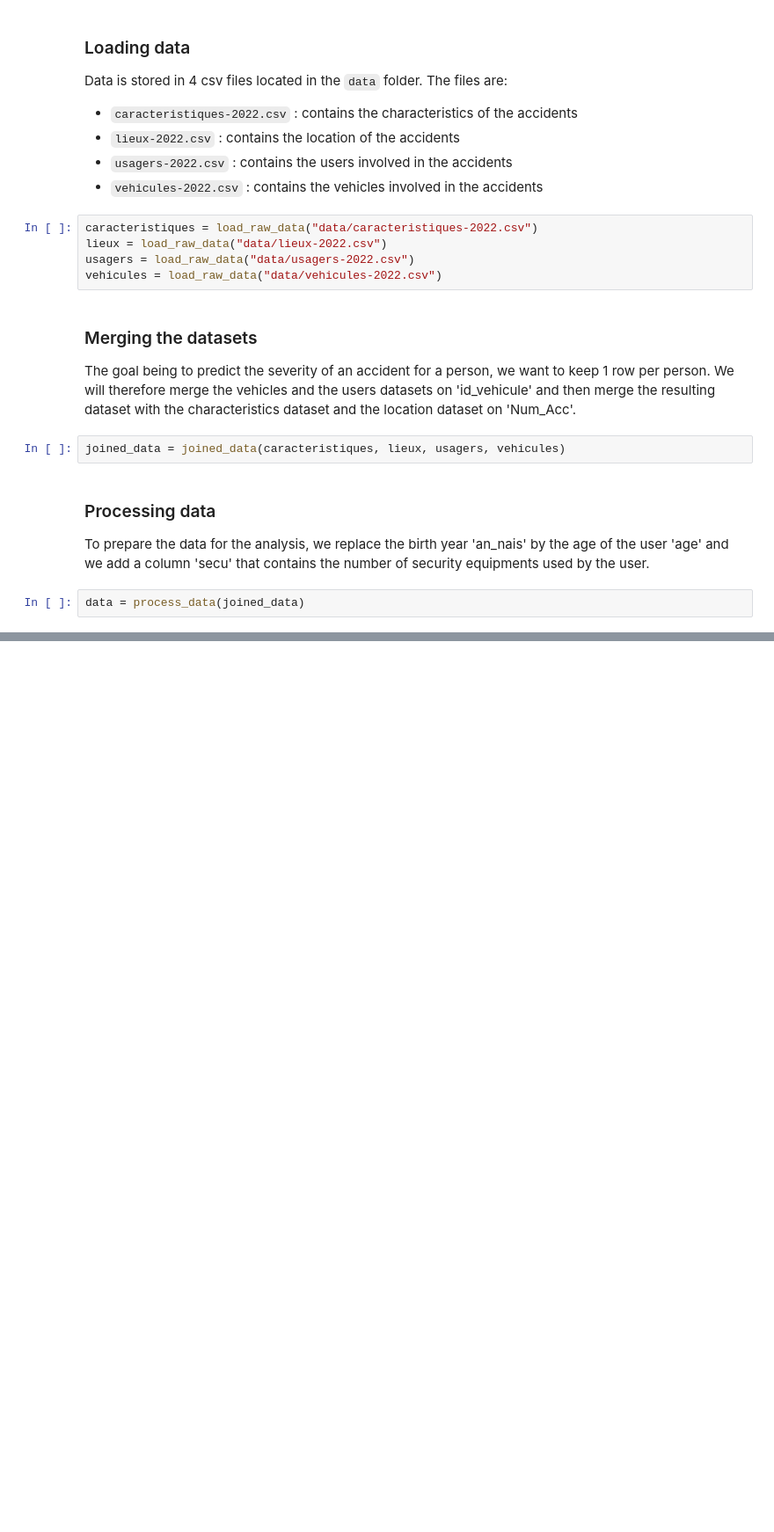
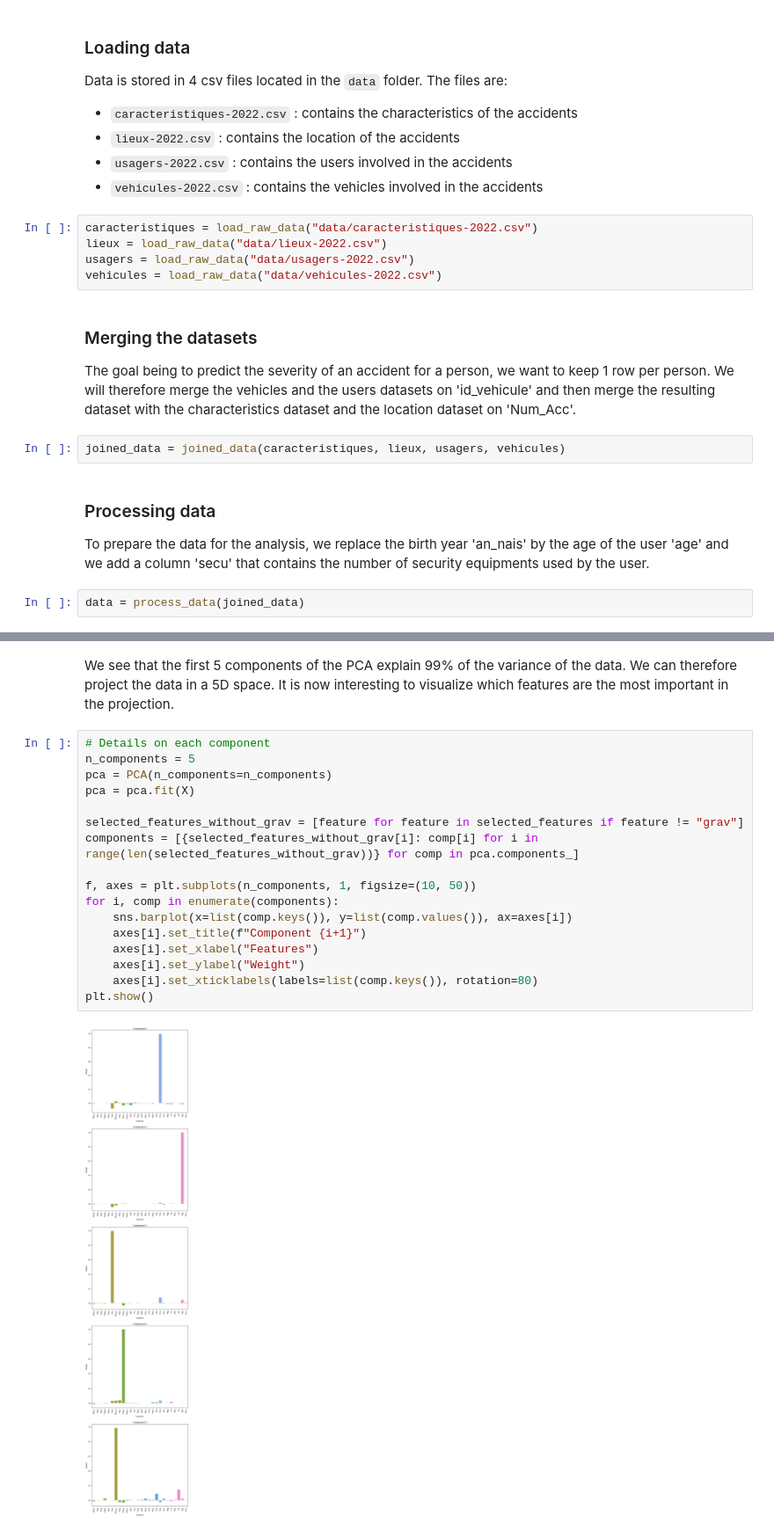
Before and after one commit to BigBaz54/road_accident_severity, a Jupyter notebook: feature_selection.ipynb, the cells around one changed output, grey strips where cells are left out. Shown at 88% size. Saved outputs shown, nothing was run; the diff lists cells and outputs as text; blank space fills up the shorter version.

```diff
--- a/feature_selection.ipynb
+++ b/feature_selection.ipynb
@@ -89,0 +166,22 @@ selected_features = [
+# %% [markdown]
+We see that the first 5 components of the PCA explain 99% of the variance of the data. We can therefore project the data in a 5D space.
+It is now interesting to visualize which features are the most important in the projection.
+# %%
+# Details on each component
+n_components = 5
+pca = PCA(n_components=n_components)
+pca = pca.fit(X)
+
+selected_features_without_grav = [feature for feature in selected_features if feature != "grav"]
+components = [{selected_features_without_grav[i]: comp[i] for i in range(len(selected_features_without_grav))} for comp in pca.components_]
+
+f, axes = plt.subplots(n_components, 1, figsize=(10, 50))
+for i, comp in enumerate(components):
+    sns.barplot(x=list(comp.keys()), y=list(comp.values()), ax=axes[i])
+    axes[i].set_title(f"Component {i+1}")
+    axes[i].set_xlabel("Features")
+    axes[i].set_ylabel("Weight")
+    axes[i].set_xticklabels(labels=list(comp.keys()), rotation=80)
+plt.show()
+# %% [output]
+[figure, added]
```
Also changed, not shown: parts of 13 cells of this notebook, 7 other files.
